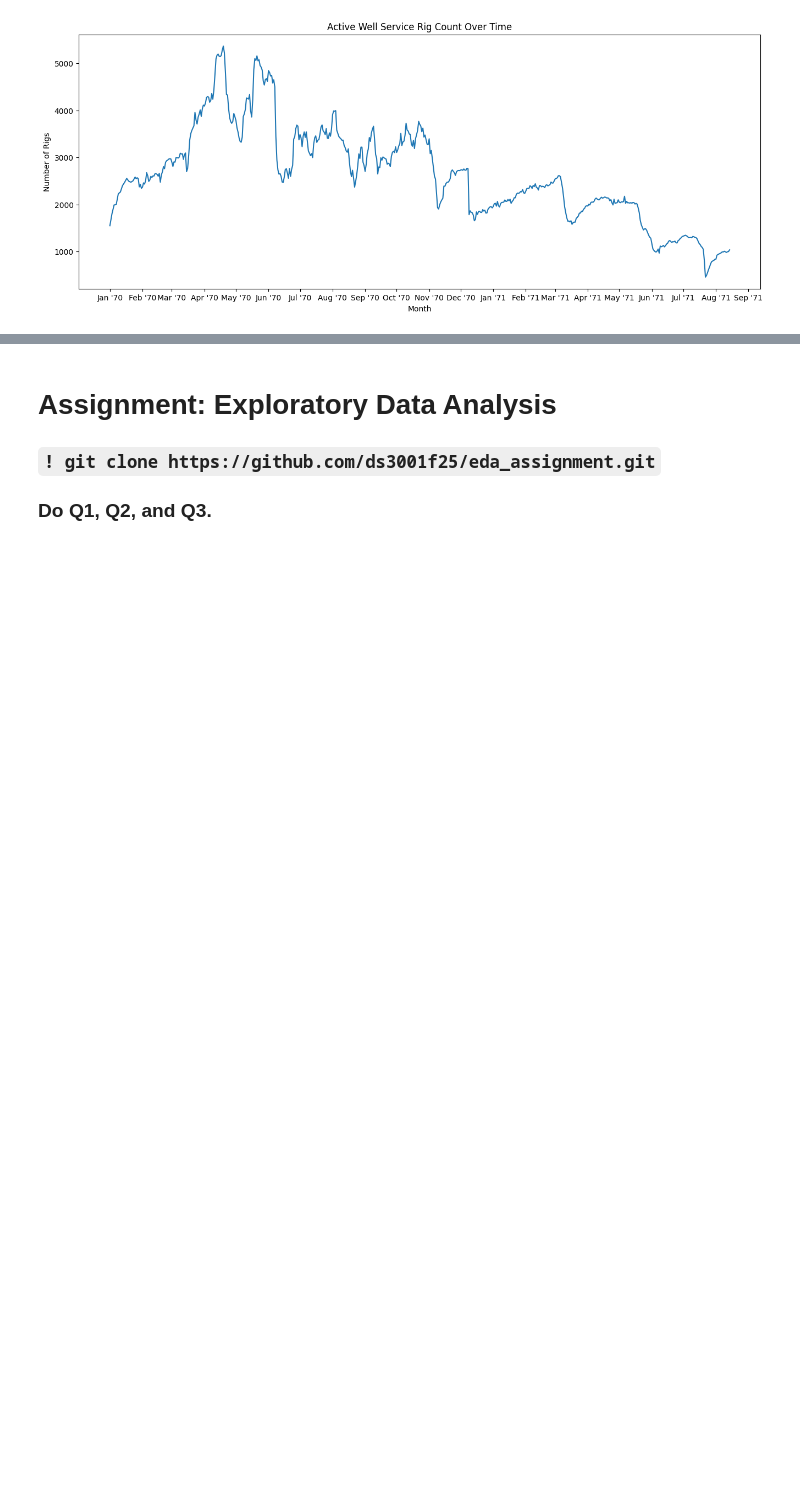
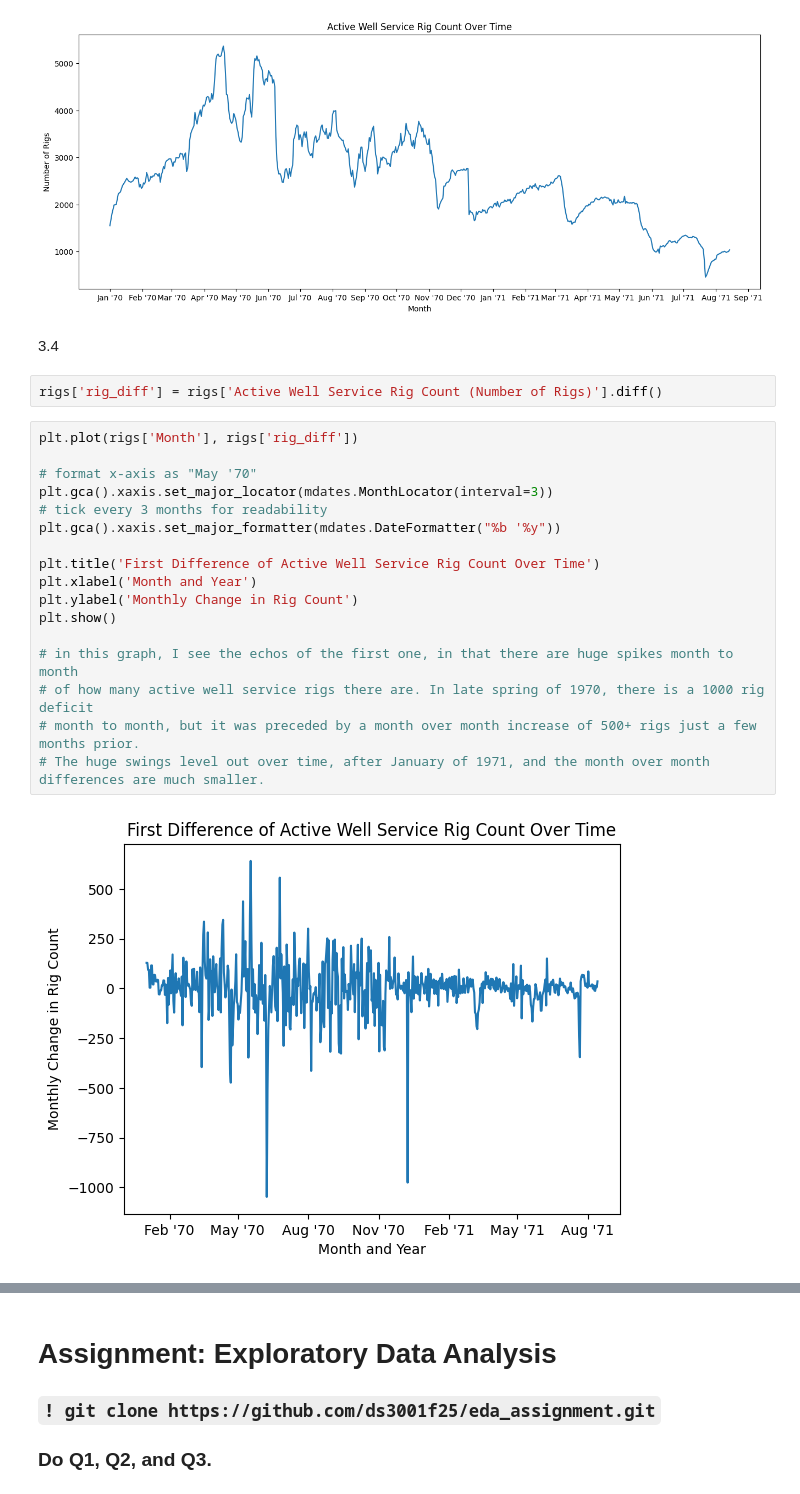
Before and after one commit to amn8ge/eda_assignment, a Jupyter notebook: assignment.ipynb, the cells around one changed output, grey strips where cells are left out. Drawn from its saved outputs; the diff is of its cells as text; blank space fills up the shorter version.

```diff
--- a/assignment.ipynb
+++ b/assignment.ipynb
@@ -331,3 +331,26 @@ plt.show()
 # in active rigs after periods of steady gain.
 # %% [output]
 [figure]
+# %% [markdown]
+3.4
+# %%
+rigs['rig_diff'] = rigs['Active Well Service Rig Count (Number of Rigs)'].diff()
+# %%
+plt.plot(rigs['Month'], rigs['rig_diff'])
+
+# format x-axis as "May '70"
+plt.gca().xaxis.set_major_locator(mdates.MonthLocator(interval=3))
+# tick every 3 months for readability
+plt.gca().xaxis.set_major_formatter(mdates.DateFormatter("%b '%y"))
+
+plt.title('First Difference of Active Well Service Rig Count Over Time')
+plt.xlabel('Month and Year')
+plt.ylabel('Monthly Change in Rig Count')
+plt.show()
+
+# in this graph, I see the echos of the first one, in that there are huge spikes month to month
+# of how many active well service rigs there are. In late spring of 1970, there is a 1000 rig deficit
+# month to month, but it was preceded by a month over month increase of 500+ rigs just a few months prior.
+# The huge swings level out over time, after January of 1971, and the month over month differences are much smaller.
+# %% [output]
+[figure, added]
```
Also changed, not shown: parts of 2 cells of this notebook.
